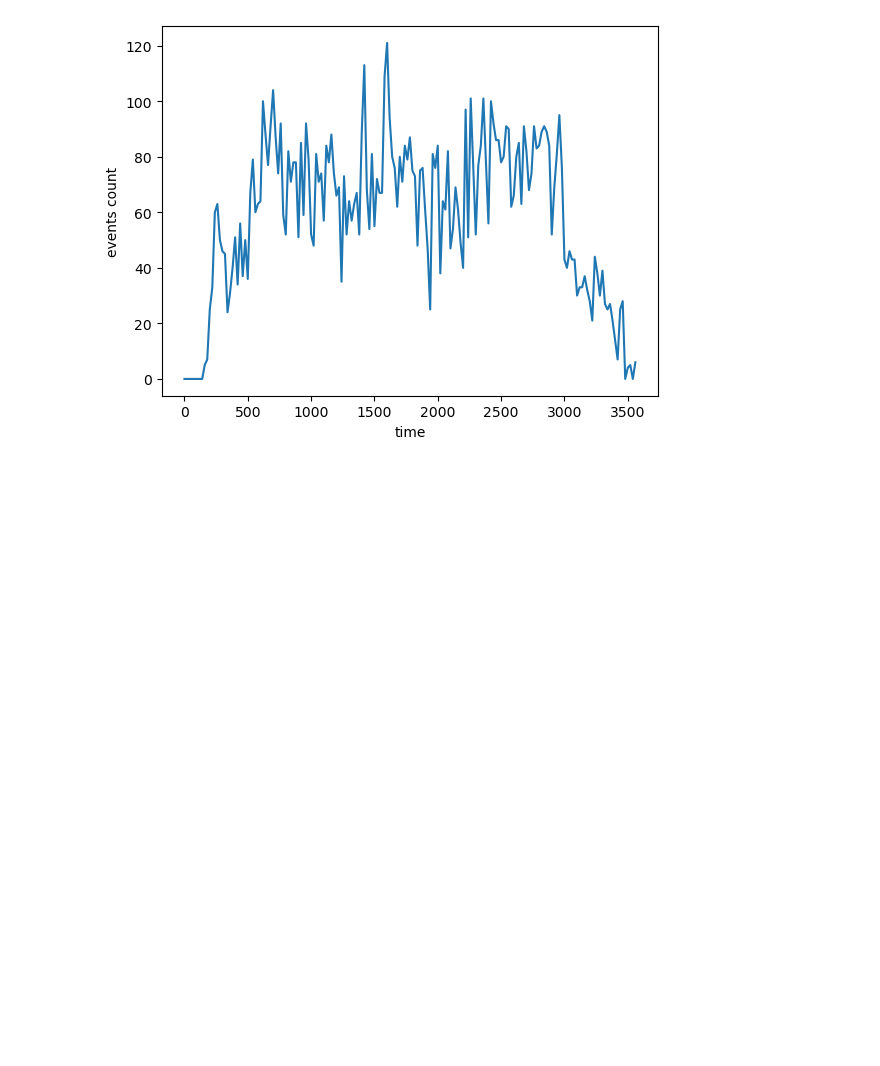
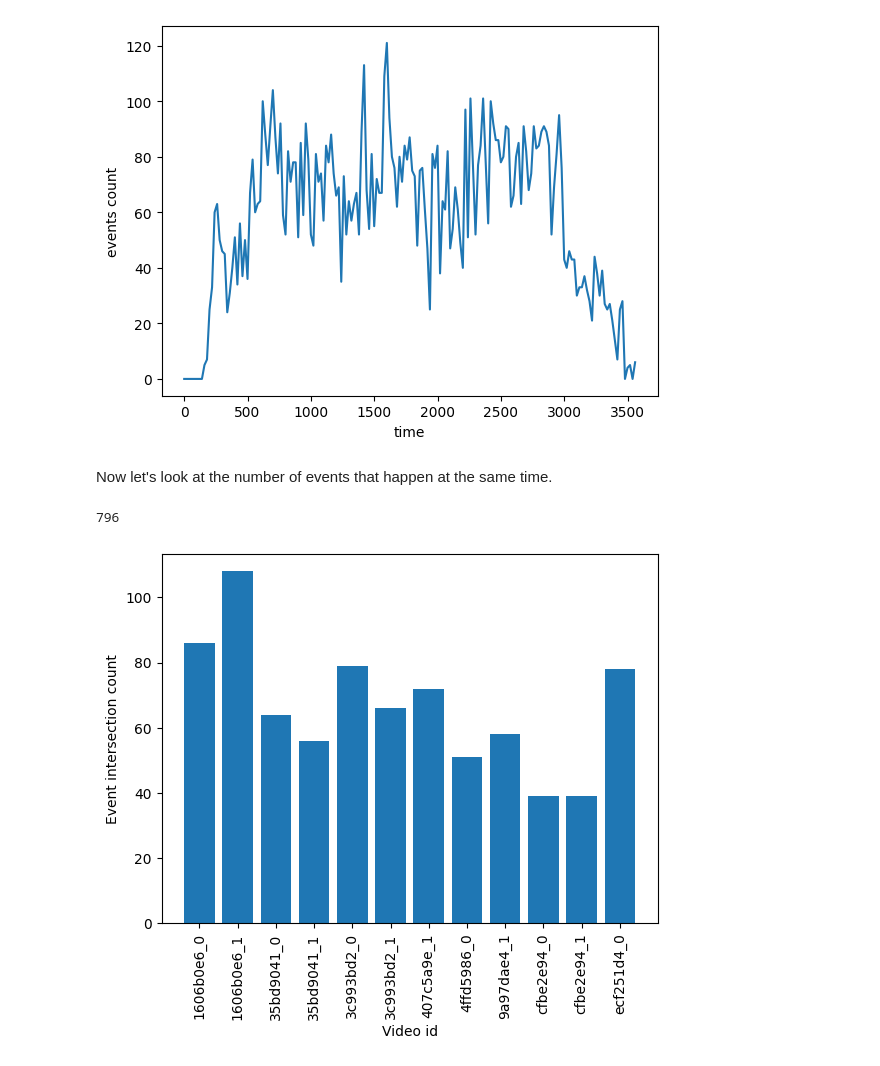
Before and after one commit to MohammadShahin/PMLDL-project, a Jupyter notebook: notebooks/data_understanding.ipynb, the cells around one changed output. Cells and saved outputs as stored; diff of their text form; code cells hidden in the pictures; blank space fills up the shorter version.

```diff
--- a/notebooks/data_understanding.ipynb
+++ b/notebooks/data_understanding.ipynb
@@ -170,3 +164,37 @@ plt.ylabel("events count")
 # %% [output]
 Text(0, 0.5, 'events count')
 [figure]
+# %% [markdown]
+Now let's look at the number of events that happen at the same time.
+# %%
+unique = np.unique(train_csv['video_id'].values, return_counts=False)
+count = {}
+for i in unique:
+    count[i] = 0
+
+current_events = 0
+for index, row in train_csv.iterrows():
+    if row['event'] == 'start':
+        current_events = 0
+        continue
+    if row['event'] == 'end':
+        current_events = 0
+        continue
+    current_events += 1
+    if current_events == 2:
+        count[row['video_id']] += 1
+
+counts = []
+for i in unique:
+    counts.append(count[i])
+poses = range(len(unique))
+
+print(sum(counts))
+plt.bar(unique, counts, width=.8,)
+plt.xticks(poses, unique, rotation=90)
+plt.xlabel("Video id")
+plt.ylabel("Event intersection count")
+plt.show()
+# %% [output]
+796
+[figure, added]
```
Also changed, not shown: parts of 5 cells of this notebook, 4 other files.
